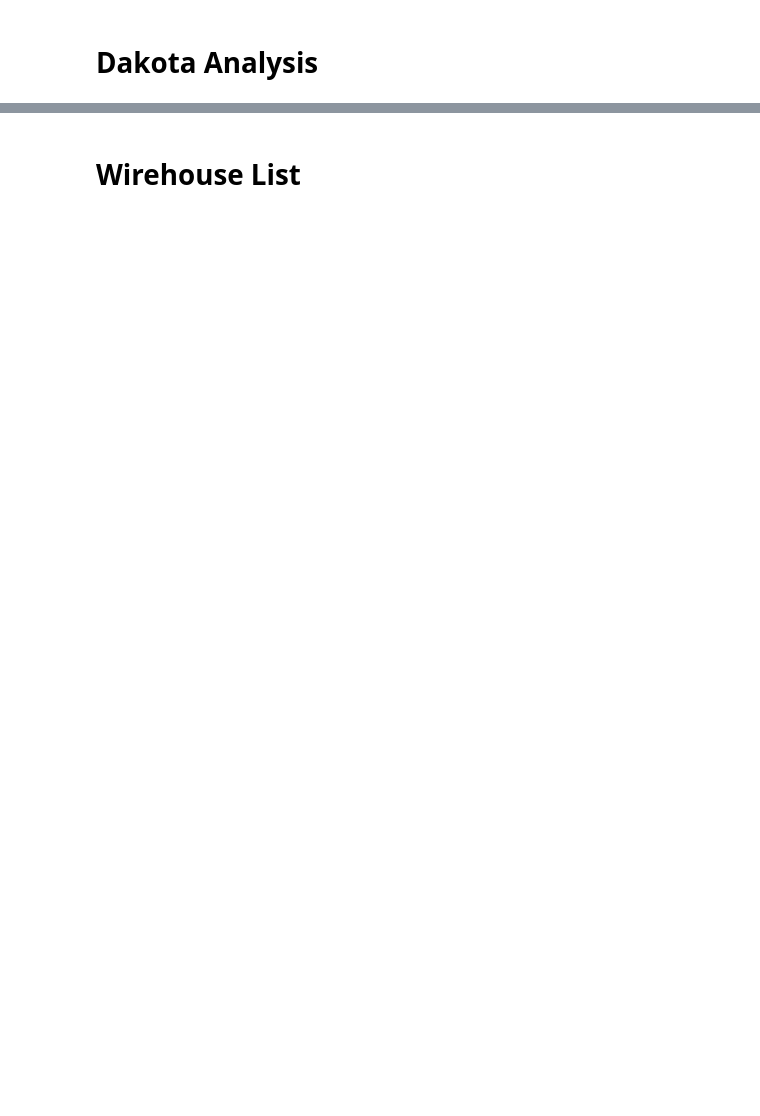
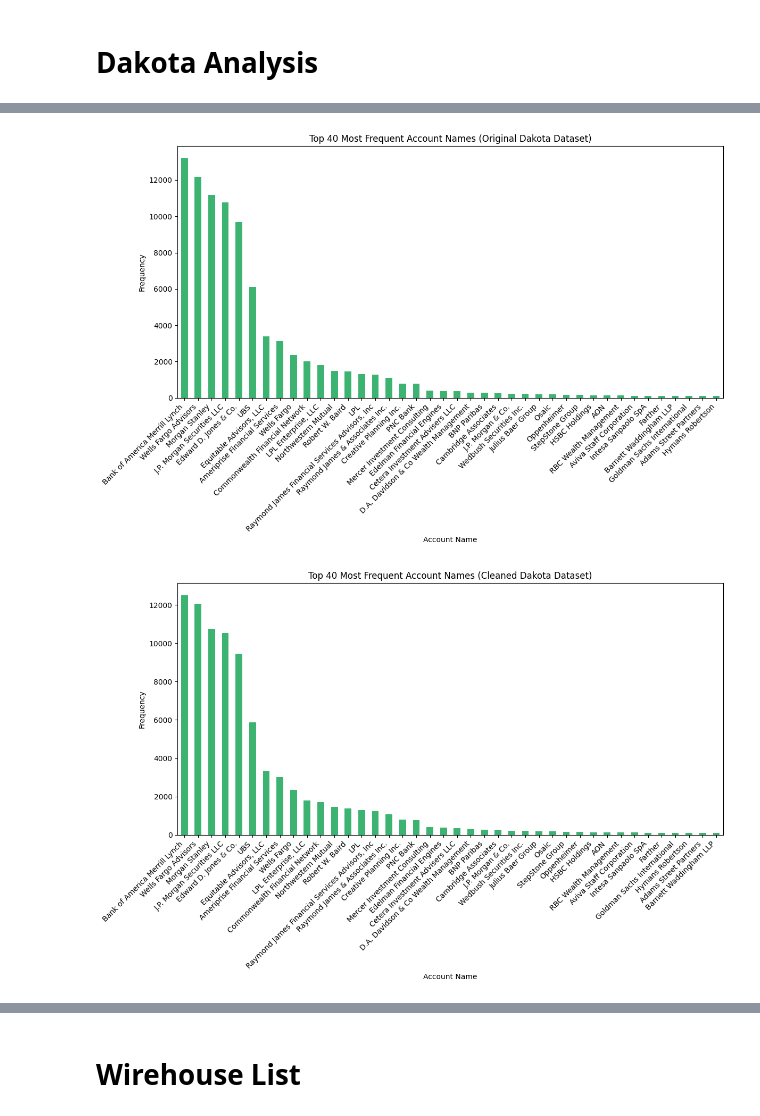
Before and after one commit to markbogorad/RCM, a Jupyter notebook: data_cleaning/dakota_vs_salesforce_clean.ipynb, the cells around one changed output, grey strips where cells are left out. Saved outputs shown, nothing was run; the diff lists cells and outputs as text; code cells hidden in the pictures; blank space fills up the shorter version.

```diff
--- a/data_cleaning/dakota_vs_salesforce_clean.ipynb
+++ b/data_cleaning/dakota_vs_salesforce_clean.ipynb
@@ -83,0 +56,21 @@ Total number of account entries: 167025
+# %%
+# Make a copy to track changes
+original_df = salesforce_df.copy()
+
+# Define standardization function
+def standardize_country(country, state):
+    if pd.isnull(country):
+        country = ''
+    country_upper = str(country).strip().upper()
+    if country_upper in ['UNITED STATES', 'U.S.', 'USA', 'US']:
+        return 'United States'
+    if pd.notnull(state) and str(state).strip() != '':
+        return 'United States'
+    return country
+
+# Apply standardization
+for df in [dakota_df, matched_contacts, matched_accounts, unmatched_contacts, unmatched_accounts, salesforce_df, salesforce_618]:
+    df['Mailing Country'] = df.apply(
+    lambda row: standardize_country(row.get('Mailing Country'), row.get('Mailing State/Province')),
+    axis=1
+    )
@@ -117,0 +164,24 @@ Total number of account entries: 154203
+# %%
+# Dictionary of DataFrames
+dataframes = {
+    "Original Dakota Dataset": dakota_df,
+    "Cleaned Dakota Dataset": dakotaclean_1_1,
+    "Duplicate Emails Dataset": dakota_dupes,
+    "Blank Emails Dataset": dakota_blanks
+}
+
+# Generate bar plots
+for title, df in dataframes.items():
+    if 'Account Name' in df.columns:
+        account_counts = df['Account Name'].value_counts().head(40)
+        plt.figure(figsize=(12, 8))
+        account_counts.plot(kind='bar', color='mediumseagreen')
+        plt.title(f"Top 40 Most Frequent Account Names ({title})")
+        plt.xlabel('Account Name')
+        plt.ylabel('Frequency')
+        plt.xticks(rotation=45, ha='right')
+        plt.tight_layout()
+        plt.show()
+# %% [output]
+[figure, added]
+[figure, added]
```
Also changed, not shown: parts of 20 cells of this notebook, 2 other files.
